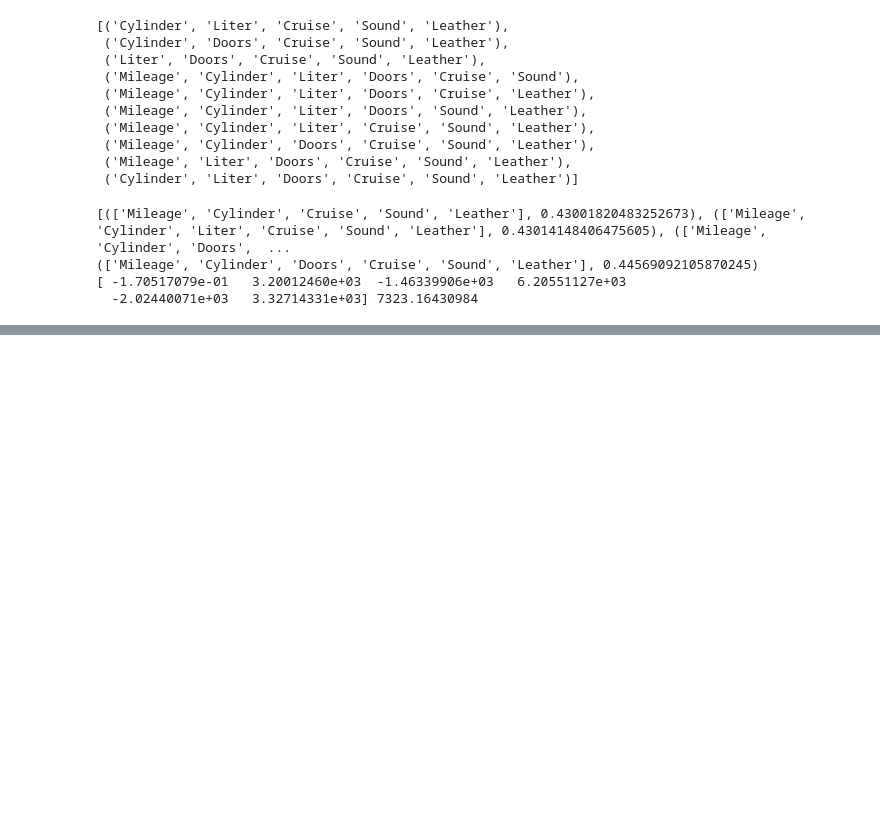
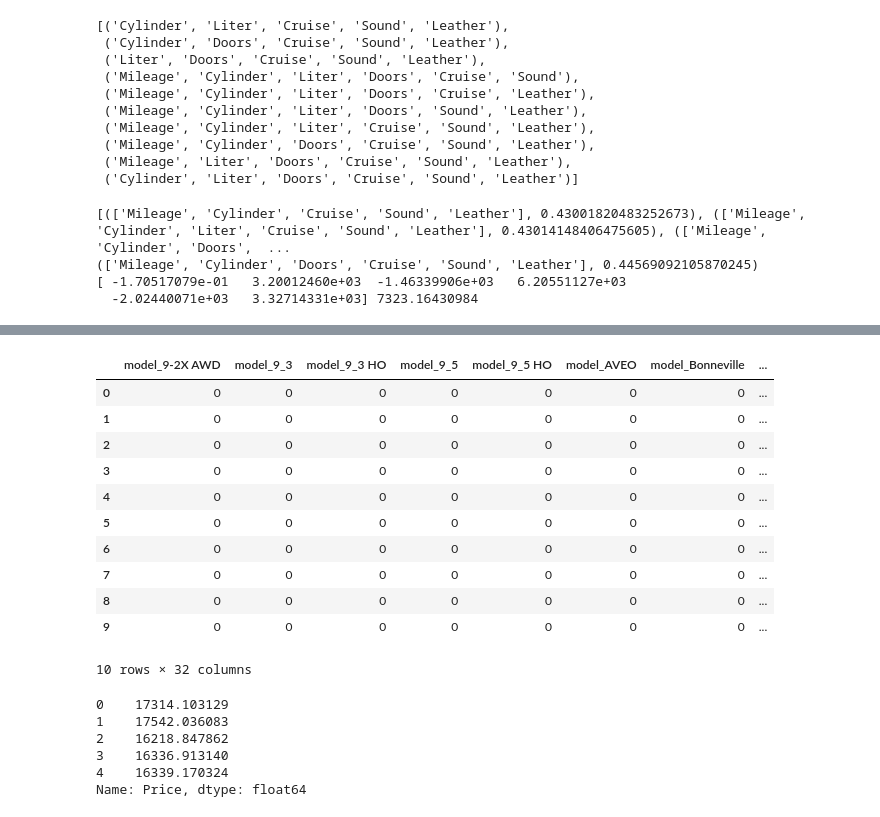
Before and after one commit to tiyd-python-2015-05/linear-regression, a Jupyter notebook: How Much is Your Car Worth.ipynb, the cells around one changed output, grey strips where cells are left out. Cells and saved outputs as stored; diff of their text form; code cells hidden in the pictures; blank space fills up the shorter version.

```diff
--- a/How Much is Your Car Worth.ipynb
+++ b/How Much is Your Car Worth.ipynb
@@ -207,0 +250,5 @@ print(regr.coef_, regr.intercept_)
+# %%
+
+# make dummify on model
+dummy_ranks = pd.get_dummies(df['Model'], prefix='model')
+print(dummy_ranks.head())
@@ -207,0 +273,15 @@ print(regr.coef_, regr.intercept_)
+# %%
+dummy_ranks.head(10)
+# %% [output]
+|  | model_9-2X AWD | model_9_3 | model_9_3 HO | model_9_5 | model_9_5 HO | model_AVEO | model_Bonneville | ... |
+| 0 | 0 | 0 | 0 | 0 | 0 | 0 | 0 | ... |
+| 1 | 0 | 0 | 0 | 0 | 0 | 0 | 0 | ... |
+| 2 | 0 | 0 | 0 | 0 | 0 | 0 | 0 | ... |
+| 3 | 0 | 0 | 0 | 0 | 0 | 0 | 0 | ... |
+| 4 | 0 | 0 | 0 | 0 | 0 | 0 | 0 | ... |
+| 5 | 0 | 0 | 0 | 0 | 0 | 0 | 0 | ... |
+| 6 | 0 | 0 | 0 | 0 | 0 | 0 | 0 | ... |
+| 7 | 0 | 0 | 0 | 0 | 0 | 0 | 0 | ... |
+| 8 | 0 | 0 | 0 | 0 | 0 | 0 | 0 | ... |
+| 9 | 0 | 0 | 0 | 0 | 0 | 0 | 0 | ... |
+10 rows × 32 columns
@@ -207,0 +290,9 @@ print(regr.coef_, regr.intercept_)
+# %%
+price.head()
+# %% [output]
+0    17314.103129
+1    17542.036083
+2    16218.847862
+3    16336.913140
+4    16339.170324
+Name: Price, dtype: float64
```
Also changed, not shown: parts of 8 cells of this notebook.
